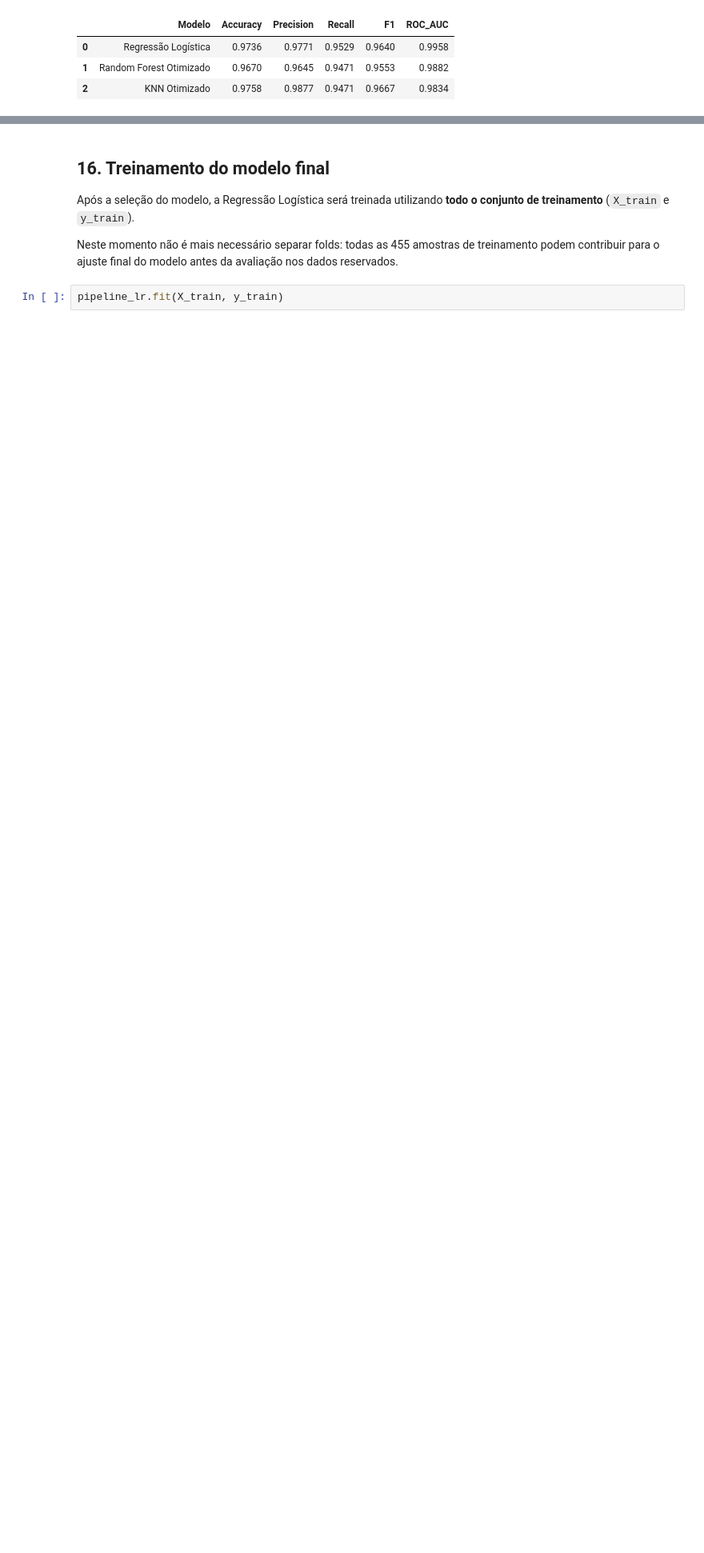
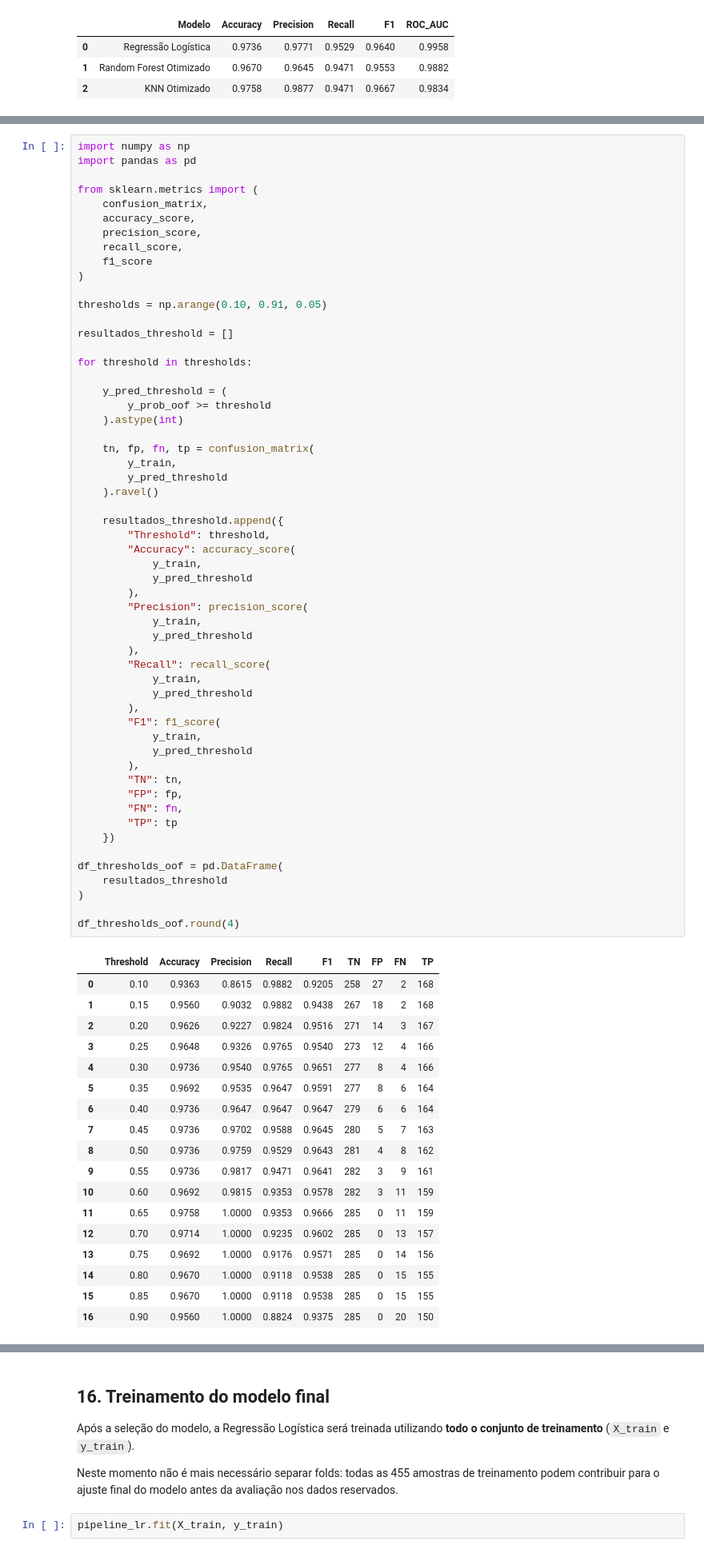
Before and after one commit to victorolinasc/postechiadt-fase1, a Jupyter notebook: notebooks/wdbc/analysis.ipynb, the cells around one changed output, grey strips where cells are left out. Shown at 80% size. Cells and saved outputs as stored; diff of their text form; blank space fills up the shorter version.

```diff
--- a/notebooks/wdbc/analysis.ipynb
+++ b/notebooks/wdbc/analysis.ipynb
@@ -1319,0 +1351,75 @@ comparacao_final.round(4)
+# %%
+import numpy as np
+import pandas as pd
+
+from sklearn.metrics import (
+    confusion_matrix,
+    accuracy_score,
+    precision_score,
+    recall_score,
+    f1_score
+)
+
+thresholds = np.arange(0.10, 0.91, 0.05)
+
+resultados_threshold = []
+
+for threshold in thresholds:
+
+    y_pred_threshold = (
+        y_prob_oof >= threshold
+    ).astype(int)
+
+    tn, fp, fn, tp = confusion_matrix(
+        y_train,
+        y_pred_threshold
+    ).ravel()
+
+    resultados_threshold.append({
+        "Threshold": threshold,
+        "Accuracy": accuracy_score(
+            y_train,
+            y_pred_threshold
+        ),
+        "Precision": precision_score(
+            y_train,
+            y_pred_threshold
+        ),
+        "Recall": recall_score(
+            y_train,
+            y_pred_threshold
+        ),
+        "F1": f1_score(
+            y_train,
+            y_pred_threshold
+        ),
+        "TN": tn,
+        "FP": fp,
+        "FN": fn,
+        "TP": tp
+    })
+
+df_thresholds_oof = pd.DataFrame(
+    resultados_threshold
+)
+
+df_thresholds_oof.round(4)
+# %% [output]
+|  | Threshold | Accuracy | Precision | Recall | F1 | TN | FP | FN | TP |
+| 0 | 0.10 | 0.9363 | 0.8615 | 0.9882 | 0.9205 | 258 | 27 | 2 | 168 |
+| 1 | 0.15 | 0.9560 | 0.9032 | 0.9882 | 0.9438 | 267 | 18 | 2 | 168 |
+| 2 | 0.20 | 0.9626 | 0.9227 | 0.9824 | 0.9516 | 271 | 14 | 3 | 167 |
+| 3 | 0.25 | 0.9648 | 0.9326 | 0.9765 | 0.9540 | 273 | 12 | 4 | 166 |
+| 4 | 0.30 | 0.9736 | 0.9540 | 0.9765 | 0.9651 | 277 | 8 | 4 | 166 |
+| 5 | 0.35 | 0.9692 | 0.9535 | 0.9647 | 0.9591 | 277 | 8 | 6 | 164 |
+| 6 | 0.40 | 0.9736 | 0.9647 | 0.9647 | 0.9647 | 279 | 6 | 6 | 164 |
+| 7 | 0.45 | 0.9736 | 0.9702 | 0.9588 | 0.9645 | 280 | 5 | 7 | 163 |
+| 8 | 0.50 | 0.9736 | 0.9759 | 0.9529 | 0.9643 | 281 | 4 | 8 | 162 |
+| 9 | 0.55 | 0.9736 | 0.9817 | 0.9471 | 0.9641 | 282 | 3 | 9 | 161 |
+| 10 | 0.60 | 0.9692 | 0.9815 | 0.9353 | 0.9578 | 282 | 3 | 11 | 159 |
+| 11 | 0.65 | 0.9758 | 1.0000 | 0.9353 | 0.9666 | 285 | 0 | 11 | 159 |
+| 12 | 0.70 | 0.9714 | 1.0000 | 0.9235 | 0.9602 | 285 | 0 | 13 | 157 |
+| 13 | 0.75 | 0.9692 | 1.0000 | 0.9176 | 0.9571 | 285 | 0 | 14 | 156 |
+| 14 | 0.80 | 0.9670 | 1.0000 | 0.9118 | 0.9538 | 285 | 0 | 15 | 155 |
+| 15 | 0.85 | 0.9670 | 1.0000 | 0.9118 | 0.9538 | 285 | 0 | 15 | 155 |
+| 16 | 0.90 | 0.9560 | 1.0000 | 0.8824 | 0.9375 | 285 | 0 | 20 | 150 |
```
Also changed, not shown: parts of 18 cells of this notebook.
